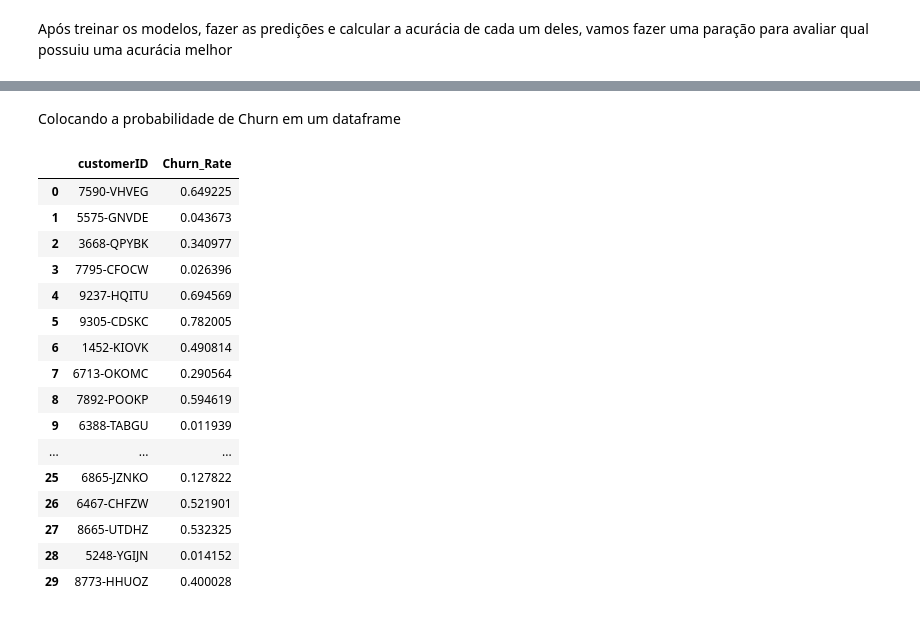
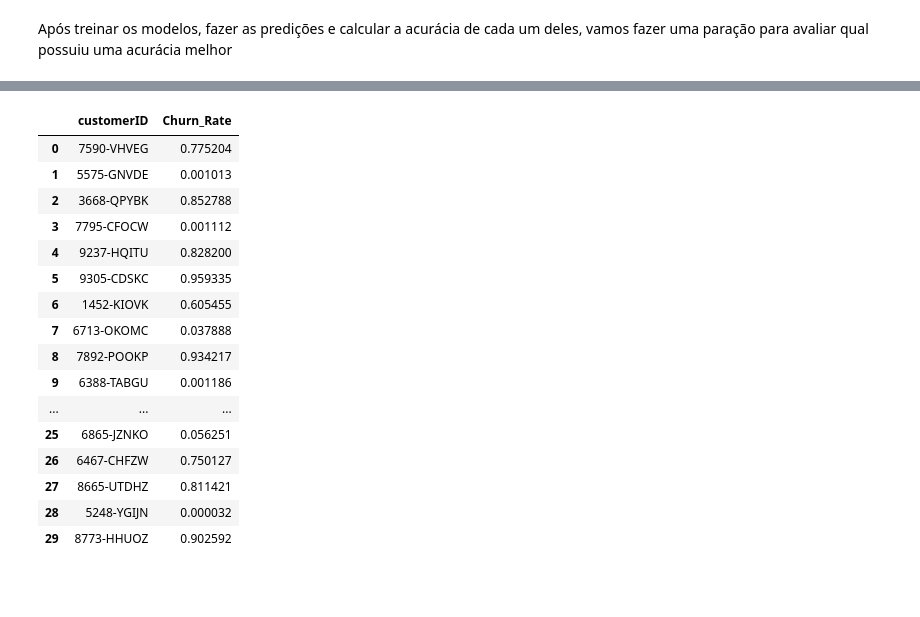
Before and after one commit to k3ybladewielder/DataScience-and-Machine-Learning, a Jupyter notebook: Previsao_de_Churn/Predição_de_Churn.ipynb, the cells around one changed output, grey strips where cells are left out. Drawn from its saved outputs; the diff is of its cells as text; code cells hidden in the pictures; blank space fills up the shorter version.

```diff
--- a/Previsao_de_Churn/Predição_de_Churn.ipynb
+++ b/Previsao_de_Churn/Predição_de_Churn.ipynb
@@ -426,25 +533,21 @@ Agora podemos prever a Taxa de Churn para cada cliente
 # %%
-
-ds['Churn_Rate'] = log_model.predict_proba(ds[X_test.columns])[:,1]
+ds['Churn_Rate'] = xgb.predict_proba(ds[X_test.columns])[:,1]
+ds[['customerID','Churn_Rate']].head(30)
+# %% [output]
+|  | customerID | Churn_Rate |
+| 0 | 7590-VHVEG | 0.775204 |
+| 1 | 5575-GNVDE | 0.001013 |
+| 2 | 3668-QPYBK | 0.852788 |
+| 3 | 7795-CFOCW | 0.001112 |
+| 4 | 9237-HQITU | 0.828200 |
+| 5 | 9305-CDSKC | 0.959335 |
+| 6 | 1452-KIOVK | 0.605455 |
+| 7 | 6713-OKOMC | 0.037888 |
+| 8 | 7892-POOKP | 0.934217 |
+| 9 | 6388-TABGU | 0.001186 |
+| ... | ... | ... |
+| 25 | 6865-JZNKO | 0.056251 |
+| 26 | 6467-CHFZW | 0.750127 |
+| 27 | 8665-UTDHZ | 0.811421 |
+| 28 | 5248-YGIJN | 0.000032 |
+| 29 | 8773-HHUOZ | 0.902592 |
-# %% [markdown]
-Colocando a probabilidade de Churn em um dataframe
-# %%
-ds[['customerID','Churn_Rate']].head(30)
-# %% [output]
-|  | customerID | Churn_Rate |
-| 0 | 7590-VHVEG | 0.649225 |
-| 1 | 5575-GNVDE | 0.043673 |
-| 2 | 3668-QPYBK | 0.340977 |
-| 3 | 7795-CFOCW | 0.026396 |
-| 4 | 9237-HQITU | 0.694569 |
-| 5 | 9305-CDSKC | 0.782005 |
-| 6 | 1452-KIOVK | 0.490814 |
-| 7 | 6713-OKOMC | 0.290564 |
-| 8 | 7892-POOKP | 0.594619 |
-| 9 | 6388-TABGU | 0.011939 |
-| ... | ... | ... |
-| 25 | 6865-JZNKO | 0.127822 |
-| 26 | 6467-CHFZW | 0.521901 |
-| 27 | 8665-UTDHZ | 0.532325 |
-| 28 | 5248-YGIJN | 0.014152 |
-| 29 | 8773-HHUOZ | 0.400028 |
```
Also changed, not shown: parts of 26 cells of this notebook.
